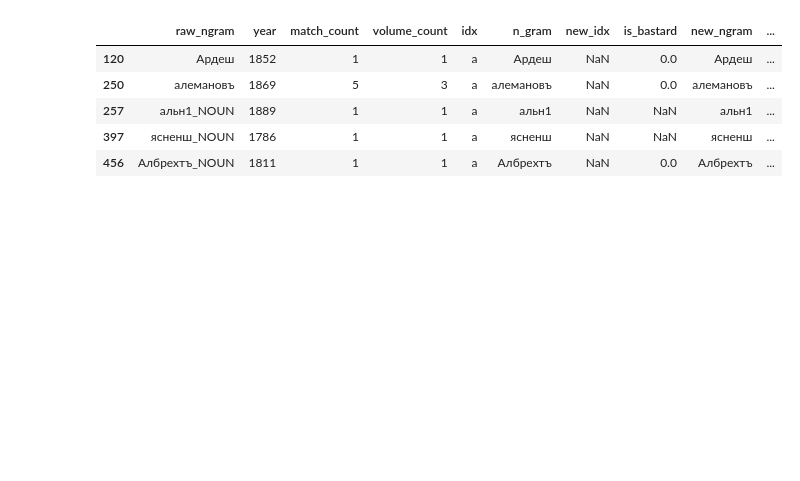
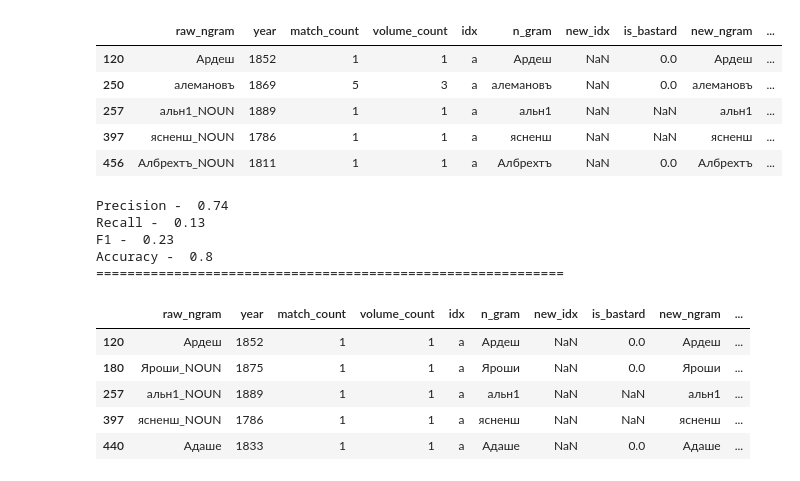
Before and after one commit to completelyboofyblitzed/Google_rusngram_spellcheck, a Jupyter notebook: notebooks/Tests.ipynb, the cells around one changed output. Cells and saved outputs as stored; diff of their text form; code cells hidden in the pictures; blank space fills up the shorter version.

```diff
--- a/notebooks/Tests.ipynb
+++ b/notebooks/Tests.ipynb
@@ -34,7 +28,6 @@ class Evaluation(object):
         self.acc = []
         self.corrections = self.correct_to_check()
         self.boundaries = [[0,0]]
-        self.evaluate()
 
     def define_rates(self):
         try:
@@ -118,29 +111,28 @@ class Evaluation(object):
       model_probs = self.val_df['model_prob']
       if upper!=0 and lower!=0:
         if rules:
-          new_corrections=[correction if model_probs.iloc[[i]][i] < upper and model_probs.iloc[[i]][i] > lower \
-                                 else words.iloc[[i]][i] if not self.with_rules(words.iloc[[i]][i], correction) else correction for i, correction in enumerate(self.corrections)]
+          new_corrections=[correction if model_probs[[i]][i] < upper and model_probs[[i]][i] > lower \
+                             else words[[i]][i] if not self.with_rules(words[[i]][i], correction) \
+                             else correction for i, correction in enumerate(self.corrections)]
+
         else:
-          new_corrections=[correction if model_probs.iloc[[i]][i] < upper and model_probs.iloc[[i]][i] > lower \
-                                 else words.iloc[[i]][i] for i, correction in enumerate(self.corrections)]
+          new_corrections=[correction if model_probs[[i]][i] < upper and model_probs[[i]][i] > lower \
+                                 else words[[i]][i] for i, correction in enumerate(self.corrections)]
         self.val_df['rough_corrections'] = new_corrections
       else:
         self.val_df['rough_corrections'] = self.corrections
-        self.define_rates()
-        self.evaluate()
+      self.define_rates()
+      self.evaluate()
 
     def with_rules(self, word, correction):
       if len(word)>4:
-        rule1 = word[-1] in 'шщцЦШЩ'
+        rule1 = word[-1] in 'шщцжЦШЩЖ' and len(word)>5
         rule2 = any(i.isdigit() for i in word)
-        rule3 = word[-2] in 'щшцЩШЦ' and word[-1] in 'июяИЮЯ'
-        rule4 = 'ѣ' or 'Ѣ'  in correction
+        rule3 = word[-2] in 'щшцЩШЦ' and word[-1] in 'июяИЮЯ' and len(word)>5
+        rule4 = ('ѣ' or 'Ѣ')  in correction
         if rule1 or rule2 or rule3 or rule4:
           return True
-        else:
-          return False
-      else:
-        return False
+      return False
 # %%
 %%time
 evaluation = Evaluation()
@@ -309,3 +291,20 @@ evaluation.fp[12534]
 | 257 | альн1_NOUN | 1889 | 1 | 1 | a | альн1 | NaN | NaN | альн1 | ... |
 | 397 | ясненш_NOUN | 1786 | 1 | 1 | a | ясненш | NaN | NaN | ясненш | ... |
 | 456 | Албрехтъ_NOUN | 1811 | 1 | 1 | a | Албрехтъ | NaN | 0.0 | Албрехтъ | ... |
+# %%
+evaluation.evaluate_with_boudary(0.0008771931170485914, 0.0003082964103668928, rules=True)
+# %% [output]
+Precision -  0.74
+Recall -  0.13
+F1 -  0.23
+Accuracy -  0.8
+============================================================
+# %%
+evaluation.fp[-1]
+# %% [output]
+|  | raw_ngram | year | match_count | volume_count | idx | n_gram | new_idx | is_bastard | new_ngram | ... |
+| 120 | Ардеш | 1852 | 1 | 1 | a | Ардеш | NaN | 0.0 | Ардеш | ... |
+| 180 | Яроши_NOUN | 1875 | 1 | 1 | a | Яроши | NaN | 0.0 | Яроши | ... |
+| 257 | альн1_NOUN | 1889 | 1 | 1 | a | альн1 | NaN | NaN | альн1 | ... |
+| 397 | ясненш_NOUN | 1786 | 1 | 1 | a | ясненш | NaN | NaN | ясненш | ... |
+| 440 | Адаше | 1833 | 1 | 1 | a | Адаше | NaN | 0.0 | Адаше | ... |
```
Also changed, not shown: parts of 5 cells of this notebook.
